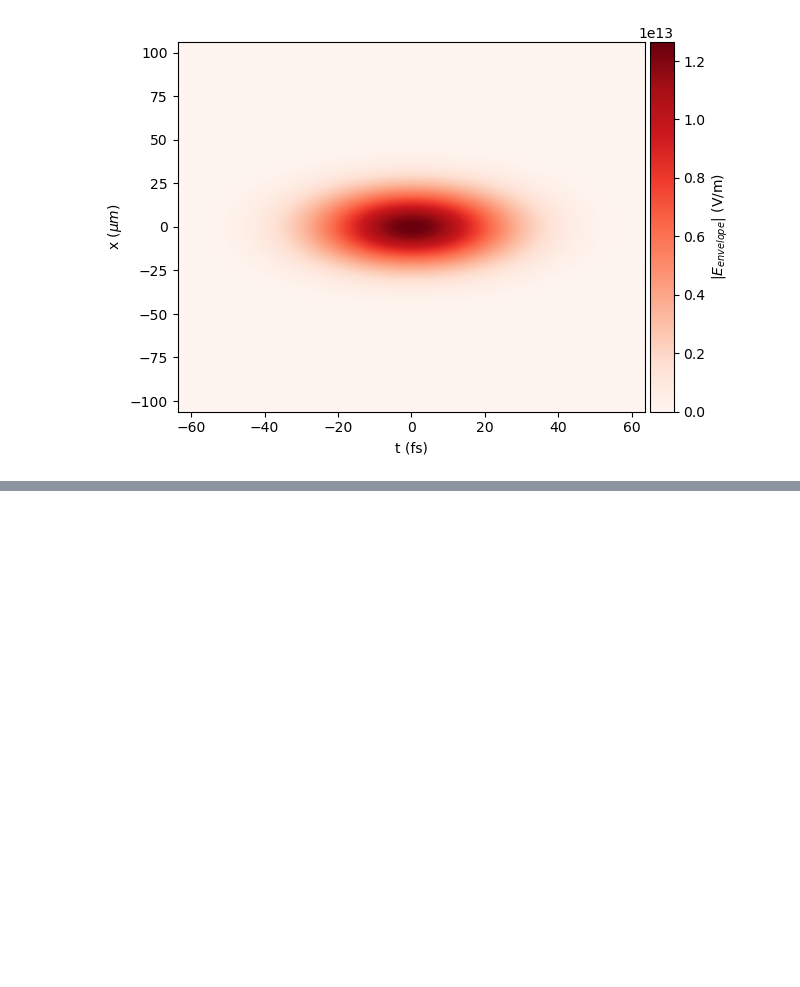
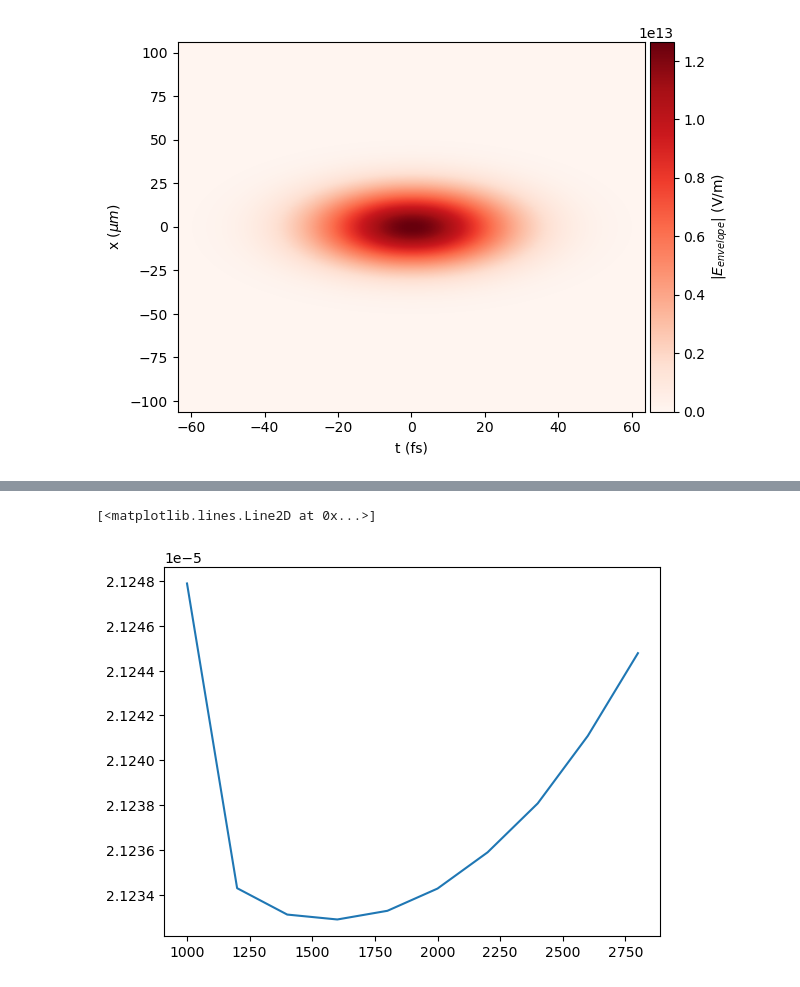
Before and after one commit to jdl99/Warpx_Sims, a Jupyter notebook: Sims_RZ/Notebooks/TA3_Laser.ipynb, the cells around one changed output, grey strips where cells are left out. Saved outputs shown, nothing was run; the diff lists cells and outputs as text; code cells hidden in the pictures; blank space fills up the shorter version.

Commit message:
Completed lasy laser analysis

```diff
--- a/Sims_RZ/Notebooks/TA3_Laser.ipynb
+++ b/Sims_RZ/Notebooks/TA3_Laser.ipynb
@@ -120,6 +121,9 @@ delay
 # %%
 path_Rz ='/Users/victorflores/warpx_env/WarpX/Runs_Rz/Laser_Test/diags/diag1'
+
 data= OpenPMDTimeSeries("{}".format(path_Rz),backend="h5py")
+
+lpa_data = LpaDiagnostics("{}".format(path_Rz),backend="h5py")
 # %%
 # laser_plasma parameters
 lam = 800e-9
@@ -169,0 +178,12 @@ plt.show()
+# %%
+sim_times = data.iterations[5:15]
+waist = []
+for i in sim_times:
+    w0 = lpa_data.get_laser_waist(iteration=i, pol='y')
+    waist.append(w0)
+# %%
+waist_arr = np.array(waist)
+plt.plot(sim_times,waist_arr)
+# %% [output]
+[<matplotlib.lines.Line2D at 0x...>]
+[figure, added]
```
Also changed, not shown: parts of 15 cells of this notebook.
